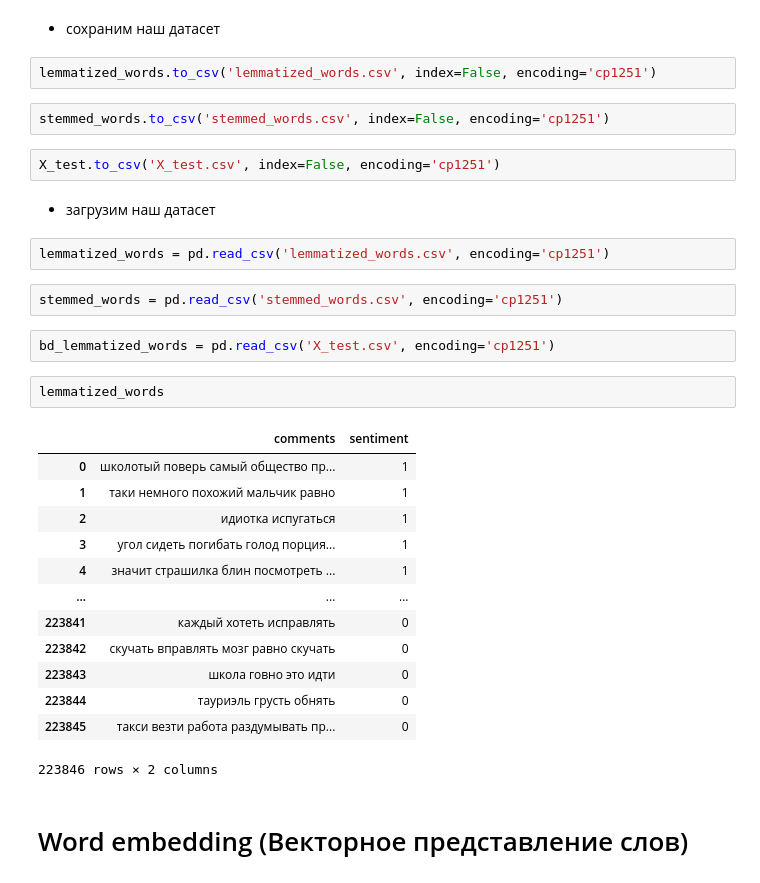
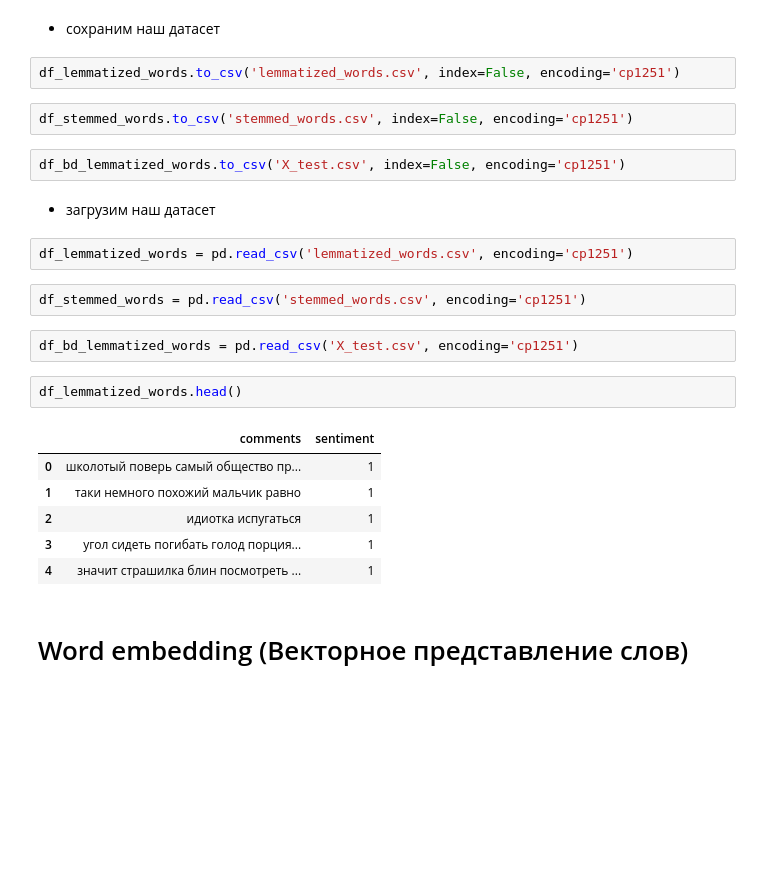
Before and after one commit to sh1n0b1n0m0n0/vk_parser, a Jupyter notebook: VK_Sentimental_Analysis.ipynb, the cells around one changed output. Drawn from its saved outputs; the diff is of its cells as text; blank space fills up the shorter version.

```diff
--- a/VK_Sentimental_Analysis.ipynb
+++ b/VK_Sentimental_Analysis.ipynb
@@ -299,35 +276,28 @@ lemmatized_words
 # %% [markdown]
 - сохраним наш датасет
 # %%
-lemmatized_words.to_csv('lemmatized_words.csv', index=False, encoding='cp1251')
+df_lemmatized_words.to_csv('lemmatized_words.csv', index=False, encoding='cp1251')
 # %%
-stemmed_words.to_csv('stemmed_words.csv', index=False, encoding='cp1251')
+df_stemmed_words.to_csv('stemmed_words.csv', index=False, encoding='cp1251')
 # %%
-X_test.to_csv('X_test.csv', index=False, encoding='cp1251')
+df_bd_lemmatized_words.to_csv('X_test.csv', index=False, encoding='cp1251')
 # %% [markdown]
 - загрузим наш датасет
 # %%
-lemmatized_words = pd.read_csv('lemmatized_words.csv', encoding='cp1251')
+df_lemmatized_words = pd.read_csv('lemmatized_words.csv', encoding='cp1251')
 # %%
-stemmed_words = pd.read_csv('stemmed_words.csv', encoding='cp1251')
+df_stemmed_words = pd.read_csv('stemmed_words.csv', encoding='cp1251')
 # %%
-bd_lemmatized_words = pd.read_csv('X_test.csv', encoding='cp1251')
+df_bd_lemmatized_words = pd.read_csv('X_test.csv', encoding='cp1251')
-# %%
-lemmatized_words
-# %% [output]
-|  | comments | sentiment |
-| 0 | школотый поверь самый общество пр... | 1 |
-| 1 | таки немного похожий мальчик равно | 1 |
-| 2 | идиотка испугаться | 1 |
-| 3 | угол сидеть погибать голод порция... | 1 |
-| 4 | значит страшилка блин посмотреть ... | 1 |
-| ... | ... | ... |
-| 223841 | каждый хотеть исправлять | 0 |
-| 223842 | скучать вправлять мозг равно скучать | 0 |
-| 223843 | школа говно это идти | 0 |
-| 223844 | тауриэль грусть обнять | 0 |
-| 223845 | такси везти работа раздумывать пр... | 0 |
-223846 rows × 2 columns
+# %%
+df_lemmatized_words.head()
+# %% [output]
+|  | comments | sentiment |
+| 0 | школотый поверь самый общество пр... | 1 |
+| 1 | таки немного похожий мальчик равно | 1 |
+| 2 | идиотка испугаться | 1 |
+| 3 | угол сидеть погибать голод порция... | 1 |
+| 4 | значит страшилка блин посмотреть ... | 1 |
 # %% [markdown]
 # Word embedding (Векторное представление слов)
 # %% [markdown]
```
Also changed, not shown: parts of 14 cells of this notebook, 1 other file.
